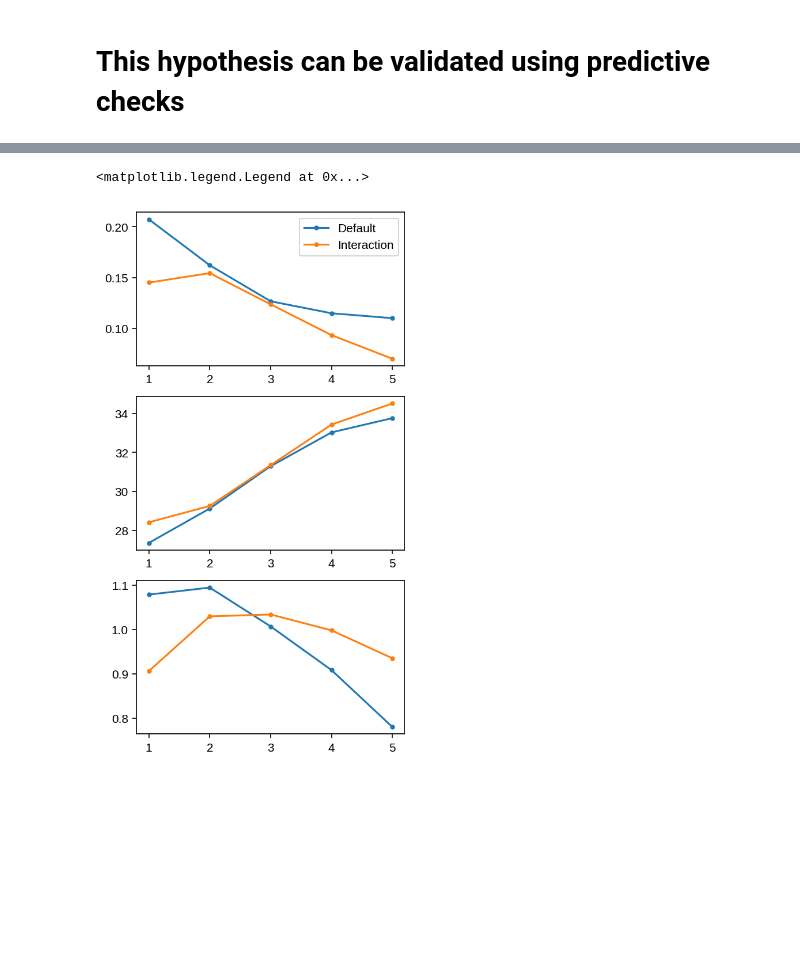
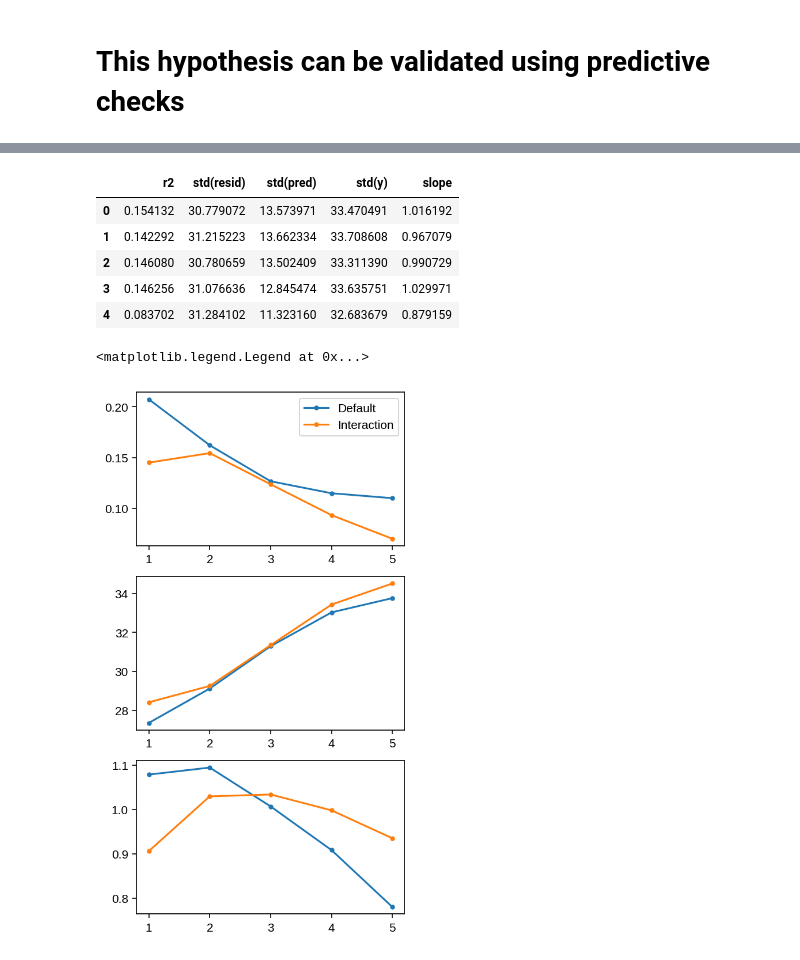
Before and after one commit to KangchengHou/calpred-manuscript, a Jupyter notebook: experiments/calibrate/04-supp-notes-Copy1.ipynb, the cells around one changed output, grey strips where cells are left out. Saved outputs shown, nothing was run; the diff lists cells and outputs as text; code cells hidden in the pictures; blank space fills up the shorter version.

```diff
--- a/experiments/calibrate/04-supp-notes-Copy1.ipynb
+++ b/experiments/calibrate/04-supp-notes-Copy1.ipynb
@@ -82,3 +91,12 @@ FileNotFoundError: [Errno 2] No such file or directory: 'out//model/LDL-all/1-me
+# %%
+df_stats2
+# %% [output]
+|  | r2 | std(resid) | std(pred) | std(y) | slope |
+| 0 | 0.154132 | 30.779072 | 13.573971 | 33.470491 | 1.016192 |
+| 1 | 0.142292 | 31.215223 | 13.662334 | 33.708608 | 0.967079 |
+| 2 | 0.146080 | 30.780659 | 13.502409 | 33.311390 | 0.990729 |
+| 3 | 0.146256 | 31.076636 | 12.845474 | 33.635751 | 1.029971 |
+| 4 | 0.083702 | 31.284102 | 11.323160 | 32.683679 | 0.879159 |
 # %%
 fig, axes = plt.subplots(figsize=(4, 8), dpi=150, nrows=3)
 
```
Also changed, not shown: parts of 4 cells of this notebook, 4 other files.
